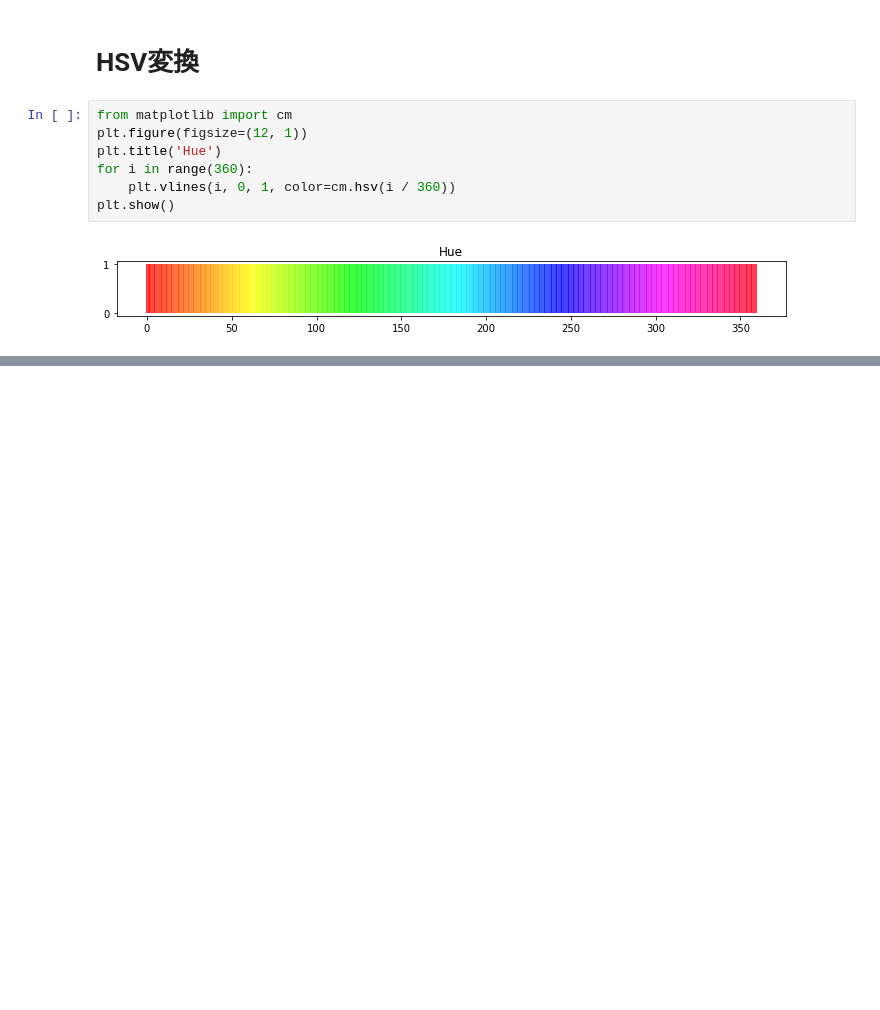
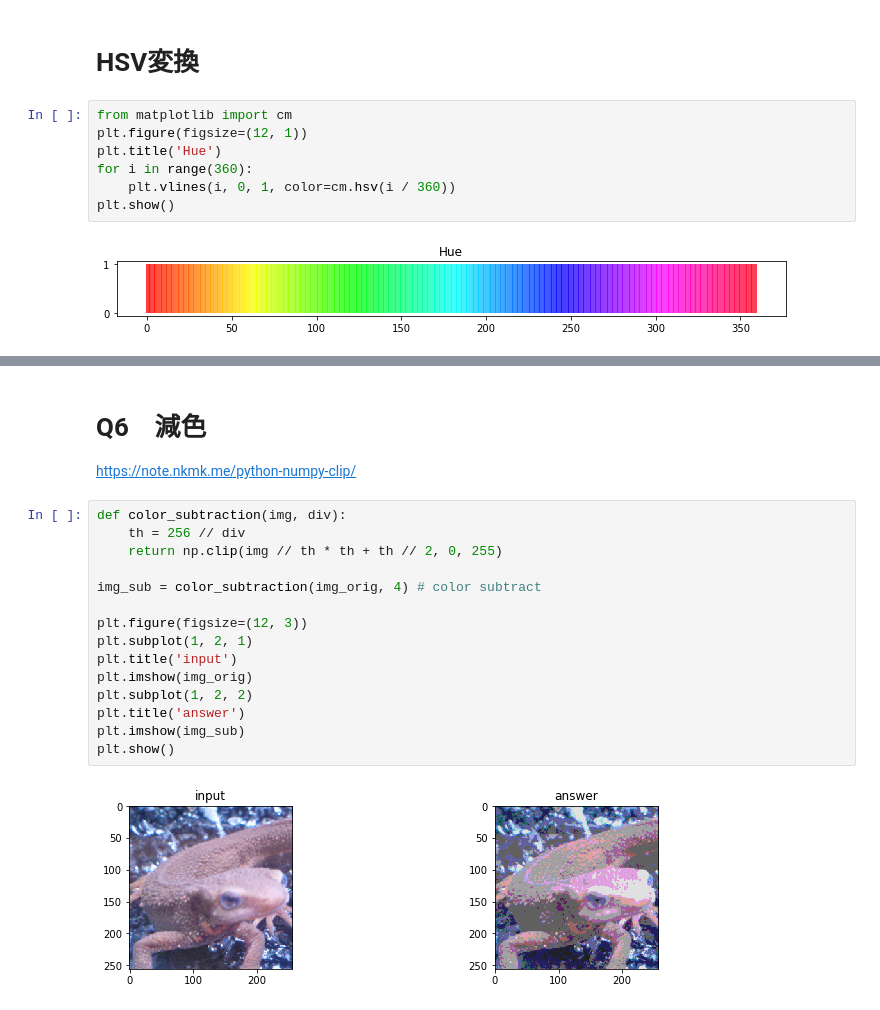
Before and after one commit to ika-si/100knock, a Jupyter notebook: Q1-10/Q1-10.ipynb, the cells around one changed output, grey strips where cells are left out. Saved outputs shown, nothing was run; the diff lists cells and outputs as text; blank space fills up the shorter version.

```diff
--- a/Q1-10/Q1-10.ipynb
+++ b/Q1-10/Q1-10.ipynb
@@ -154,0 +211,20 @@ plt.show()
+# %% [markdown]
+# Q6　減色
+https://note.nkmk.me/python-numpy-clip/
+# %%
+def color_subtraction(img, div):
+    th = 256 // div
+    return np.clip(img // th * th + th // 2, 0, 255)
+
+img_sub = color_subtraction(img_orig, 4) # color subtract
+
+plt.figure(figsize=(12, 3))
+plt.subplot(1, 2, 1)
+plt.title('input')
+plt.imshow(img_orig)
+plt.subplot(1, 2, 2)
+plt.title('answer')
+plt.imshow(img_sub)
+plt.show()
+# %% [output]
+[figure, added]
```
Also changed, not shown: parts of 6 cells of this notebook.
